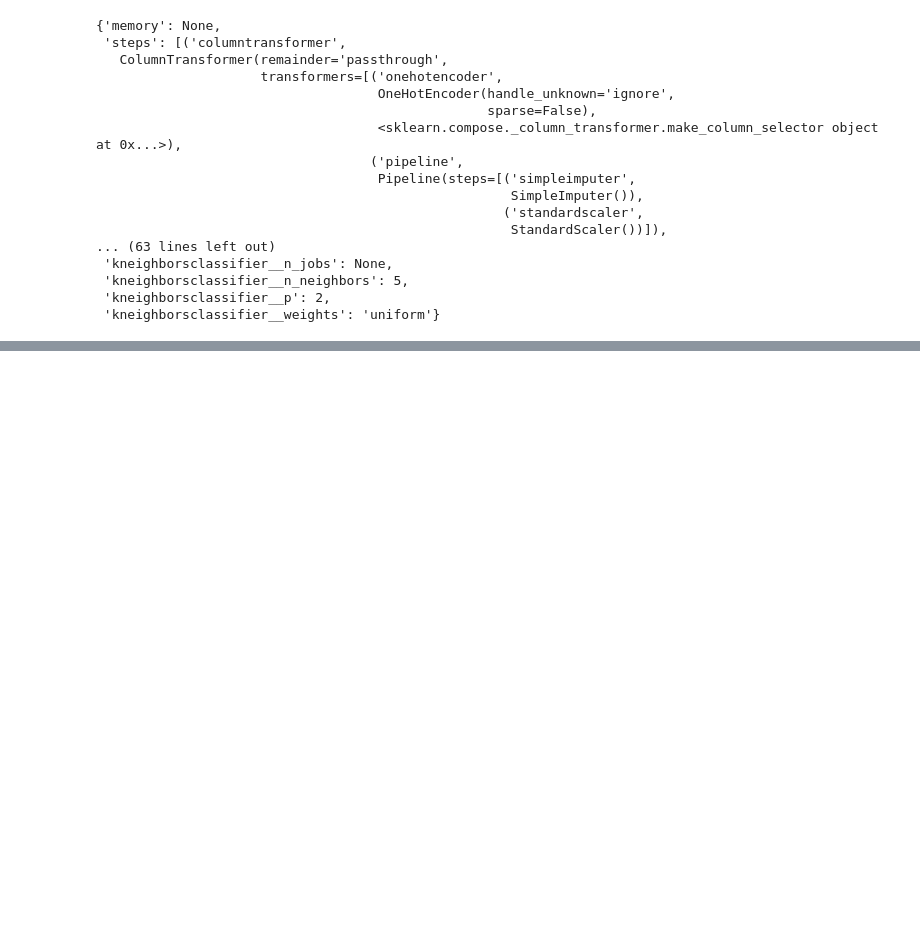
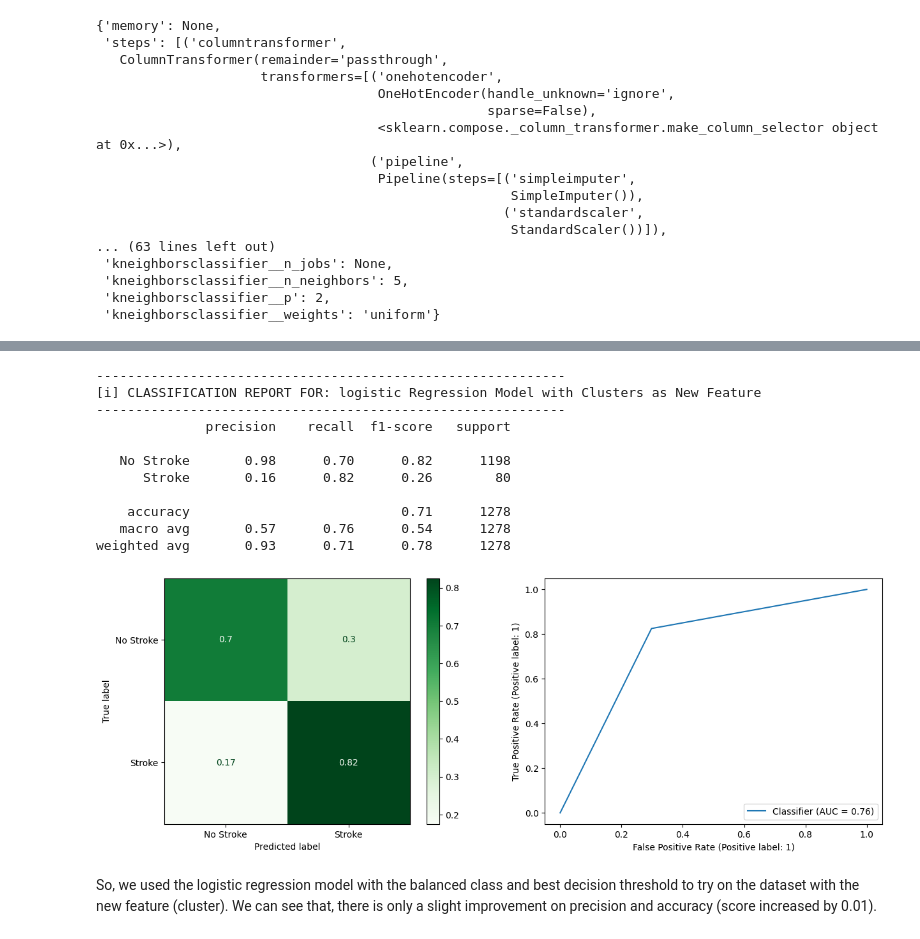
Before and after one commit to QianFu520/Machine-Learning-Stroke-Prediction, a Jupyter notebook: Part 4-Machine Learning.ipynb, the cells around one changed output, grey strips where cells are left out. Saved outputs shown, nothing was run; the diff lists cells and outputs as text; code cells hidden in the pictures; blank space fills up the shorter version.

```diff
--- a/Part 4-Machine Learning.ipynb
+++ b/Part 4-Machine Learning.ipynb
@@ -737,0 +882,14 @@ weighted avg       0.89      0.88      0.89      1278
+# %%
+
+# fit a kmeans model on just the training location data
+km = KMeans(n_clusters=3, random_state=42)
+km_pipe = make_pipeline(preprocessor, km)
+km_pipe.fit(X_train)
+
+# add clusters as a new feature in the training and testing
+X_train['cluster'] = km_pipe.predict(X_train)
+X_test['cluster'] = km_pipe.predict(X_test)
+
+# create a new model to fit on the data with the cluster feature
+model = logreg_smote_pipe
+model.fit(X_train, y_train)
@@ -737,0 +931,18 @@ weighted avg       0.89      0.88      0.89      1278
+# %%
+# Evaluate our our model with the new feature
+evaluate_classiffication(model, X_test, y_test, 0.4, label='logistic Regression Model with Clusters as New Feature')
+# %% [output]
+------------------------------------------------------------
+[i] CLASSIFICATION REPORT FOR: logistic Regression Model with Clusters as New Feature
+------------------------------------------------------------
+              precision    recall  f1-score   support
+
+   No Stroke       0.98      0.70      0.82      1198
+      Stroke       0.16      0.82      0.26        80
+
+    accuracy                           0.71      1278
+   macro avg       0.57      0.76      0.54      1278
+weighted avg       0.93      0.71      0.78      1278
+[figure, added]
+# %% [markdown]
+So, we used the logistic regression model with the balanced class and best decision threshold to try on the dataset with the new feature (cluster). We can see that, there is only a slight improvement on precision and accuracy (score increased by 0.01).
```
Also changed, not shown: parts of 30 cells of this notebook.
